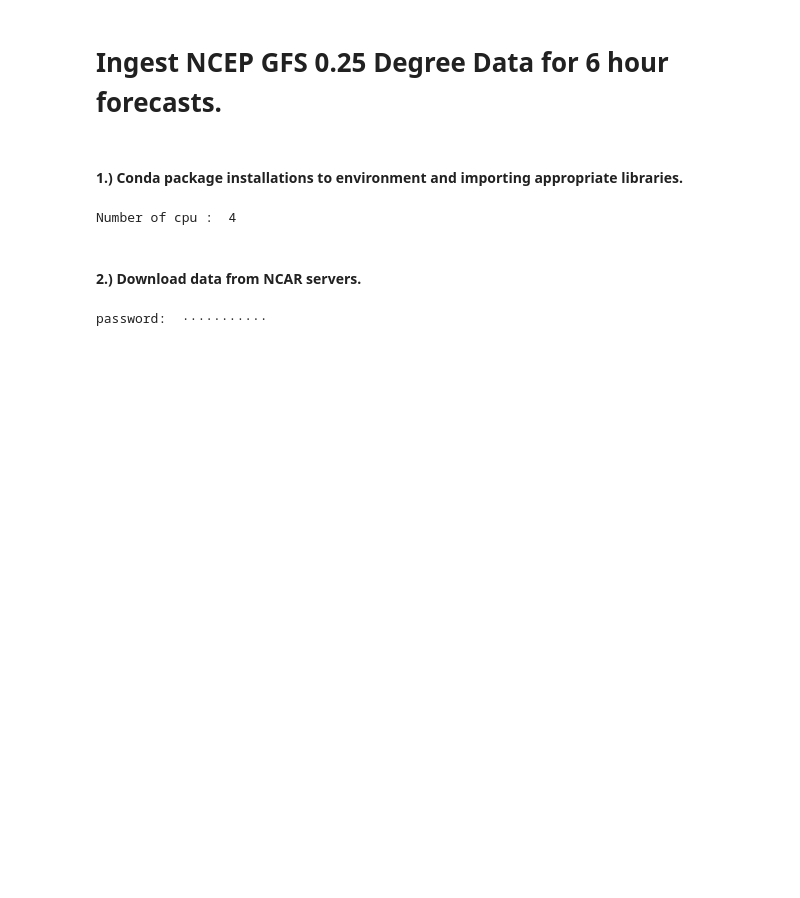
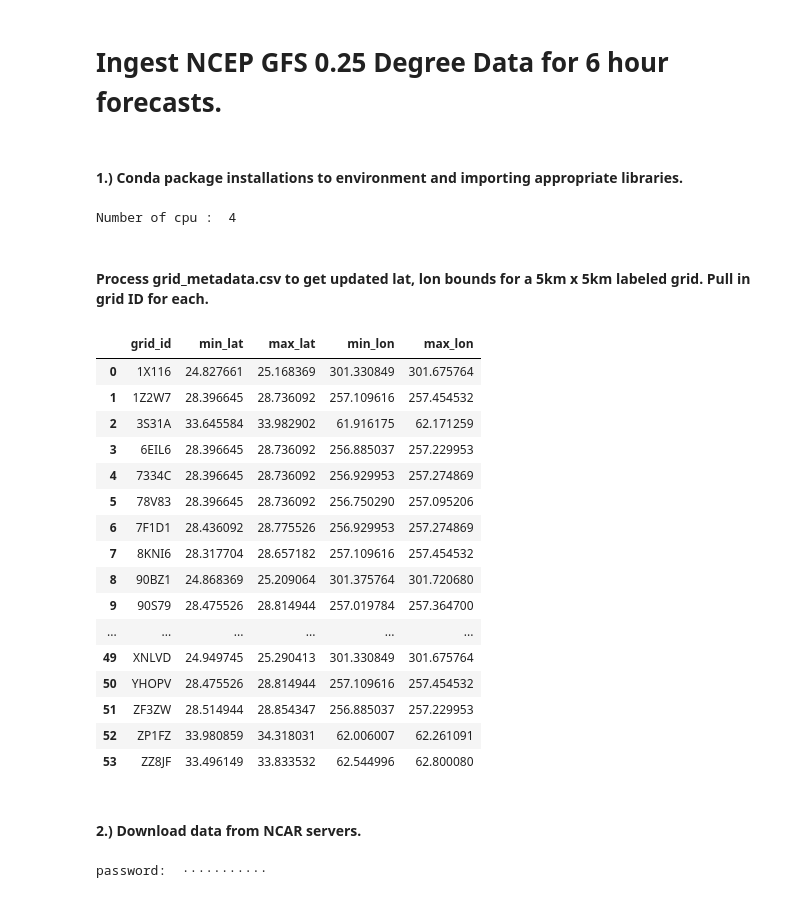
Before and after one commit to jerico-johns/Particulate-Articulate, a Jupyter notebook: GFS_Pipeline.ipynb, the cells around one changed output. Cells and saved outputs as stored; diff of their text form; code cells hidden in the pictures; blank space fills up the shorter version.

```diff
--- a/GFS_Pipeline.ipynb
+++ b/GFS_Pipeline.ipynb
@@ -79,6 +82,76 @@ warnings.simplefilter('ignore')
 print("Number of cpu : ", multiprocessing.cpu_count())
 # %% [output]
 Number of cpu :  4
+# %% [markdown]
+#### Process grid_metadata.csv to get updated lat, lon bounds for a 5km x 5km labeled grid. Pull in grid ID for each.
+# %%
+df_grids = pd.read_csv('../capstone/grid_metadata.csv')
+
+final_grid_ids = []
+final_min_lats = []
+final_max_lats = []
+final_min_lons = []
+final_max_lons = []
+
+#Note order is lon, lat for each of the comma separated values
+for index, row in df_grids.iterrows():
+    lons = []
+    lats = []
+    grid_id = row['grid_id']
+    nums = row['wkt'][10:-2]
+    nums = nums.replace(',','')
+    pairs = nums.split(' ')
+    for i in range(10):
+        if i % 2 == 0:
+            lons.append(pairs[i])
+        else:
+            lats.append(pairs[i])
+
+    # Adding +/- 0.125 guarantees we get at least 1, 0.25 degree forecast in the appropriate area (given GFS scale is larger than Sat. scale).
+    min_lat = float(min(lats)) - 0.15
+    max_lat = float(max(lats)) + 0.15
+    # Match our 0 to 360 longitudes in GFS data, vs the -180 to +180 longitudes here.
+    min_lon = float(min(lons)) + 180.00 - 0.15
+    max_lon = float(max(lons)) + 180.00 + 0.15
+
+    #Now append the appropriate scraped data to our lists to put into a dataframe.
+    final_grid_ids.append(grid_id)
+    final_min_lats.append(min_lat)
+    final_max_lats.append(max_lat)
+    final_min_lons.append(min_lon)
+    final_max_lons.append(max_lon)
+
+
+
+df_grids_clean = pd.DataFrame(columns = ['grid_id', 'min_lat', 'max_lat', 'min_lon', 'max_lon'])
+
+
+df_grids_clean['grid_id'] = final_grid_ids
+df_grids_clean['min_lat'] = final_min_lats
+df_grids_clean['max_lat'] = final_max_lats
+df_grids_clean['min_lon'] = final_min_lons
+df_grids_clean['max_lon'] = final_max_lons
+
+
+df_grids_clean
+# %% [output]
+|  | grid_id | min_lat | max_lat | min_lon | max_lon |
+| 0 | 1X116 | 24.827661 | 25.168369 | 301.330849 | 301.675764 |
+| 1 | 1Z2W7 | 28.396645 | 28.736092 | 257.109616 | 257.454532 |
+| 2 | 3S31A | 33.645584 | 33.982902 | 61.916175 | 62.171259 |
+| 3 | 6EIL6 | 28.396645 | 28.736092 | 256.885037 | 257.229953 |
+| 4 | 7334C | 28.396645 | 28.736092 | 256.929953 | 257.274869 |
+| 5 | 78V83 | 28.396645 | 28.736092 | 256.750290 | 257.095206 |
+| 6 | 7F1D1 | 28.436092 | 28.775526 | 256.929953 | 257.274869 |
+| 7 | 8KNI6 | 28.317704 | 28.657182 | 257.109616 | 257.454532 |
+| 8 | 90BZ1 | 24.868369 | 25.209064 | 301.375764 | 301.720680 |
+| 9 | 90S79 | 28.475526 | 28.814944 | 257.019784 | 257.364700 |
+| ... | ... | ... | ... | ... | ... |
+| 49 | XNLVD | 24.949745 | 25.290413 | 301.330849 | 301.675764 |
+| 50 | YHOPV | 28.475526 | 28.814944 | 257.109616 | 257.454532 |
+| 51 | ZF3ZW | 28.514944 | 28.854347 | 256.885037 | 257.229953 |
+| 52 | ZP1FZ | 33.980859 | 34.318031 | 62.006007 | 62.261091 |
+| 53 | ZZ8JF | 33.496149 | 33.833532 | 62.544996 | 62.800080 |
 # %%
 #Define lat/lon bounds of our regions of interest.
 #Note: We must convert the original lon bounds of -180, 180 --> 0, 360 to match the GFS data format.
```
Also changed, not shown: parts of 8 cells of this notebook.
